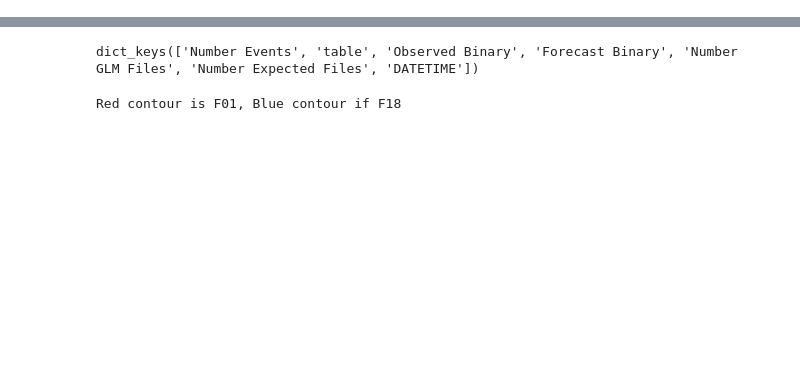
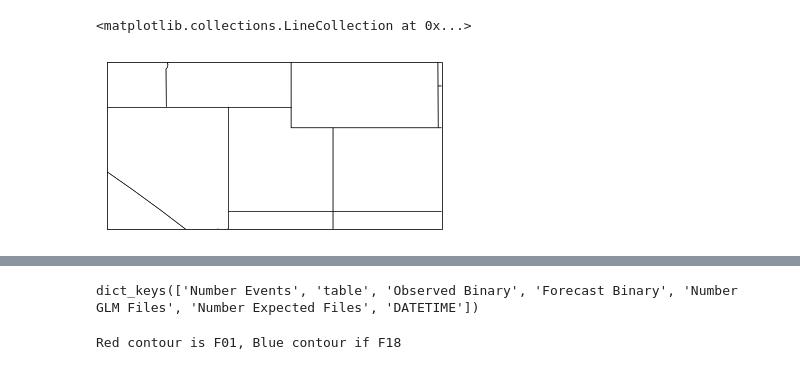
Before and after one commit to blaylockbk/pyBKB_v3, a Jupyter notebook: BB_HRRR/GLM_and_HRRR/explore_single_day_table.ipynb, the cells around one changed output, grey strips where cells are left out. Saved outputs shown, nothing was run; the diff lists cells and outputs as text; code cells hidden in the pictures; blank space fills up the shorter version.

```diff
--- a/BB_HRRR/GLM_and_HRRR/explore_single_day_table.ipynb
+++ b/BB_HRRR/GLM_and_HRRR/explore_single_day_table.ipynb
@@ -45,7 +49,11 @@ from BB_GOES.get_GLM import get_GLM_file_nearesttime, accumulate_GLM_FAST
 # %%
 m = draw_HRRR_map()
 # %%
-mUtah = draw_centermap('Utah')
+mUtah = draw_centermap('Utah', size=(4,8))
+mUtah.drawstates()
+# %% [output]
+<matplotlib.collections.LineCollection at 0x...>
+[figure, added]
 # %%
 Hlat, Hlon = get_hrrr_latlon(DICT=False)
 # %%
```
Also changed, not shown: parts of 10 cells of this notebook, 2 other files.
